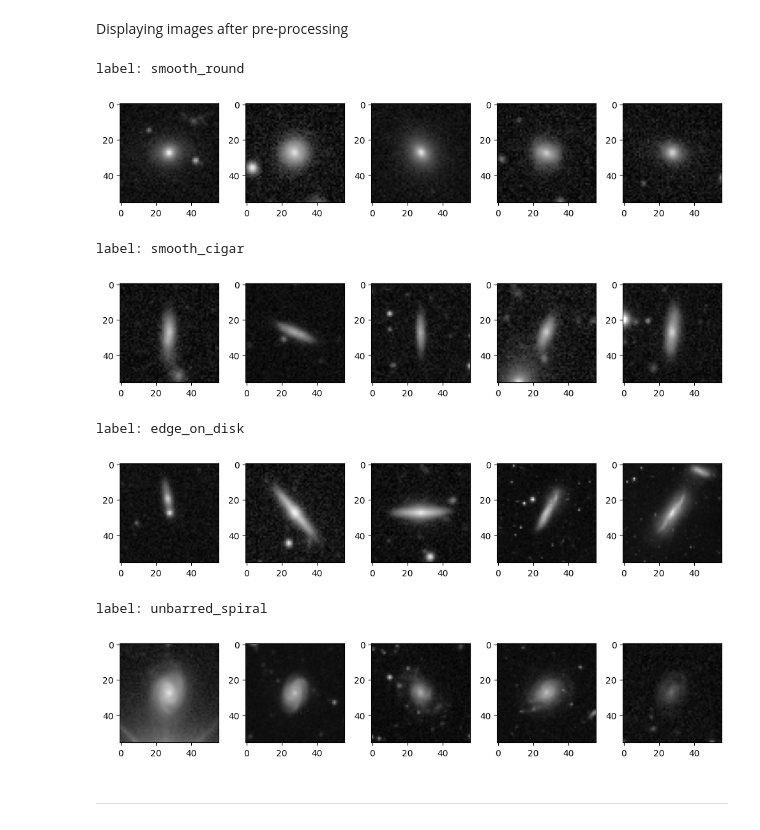
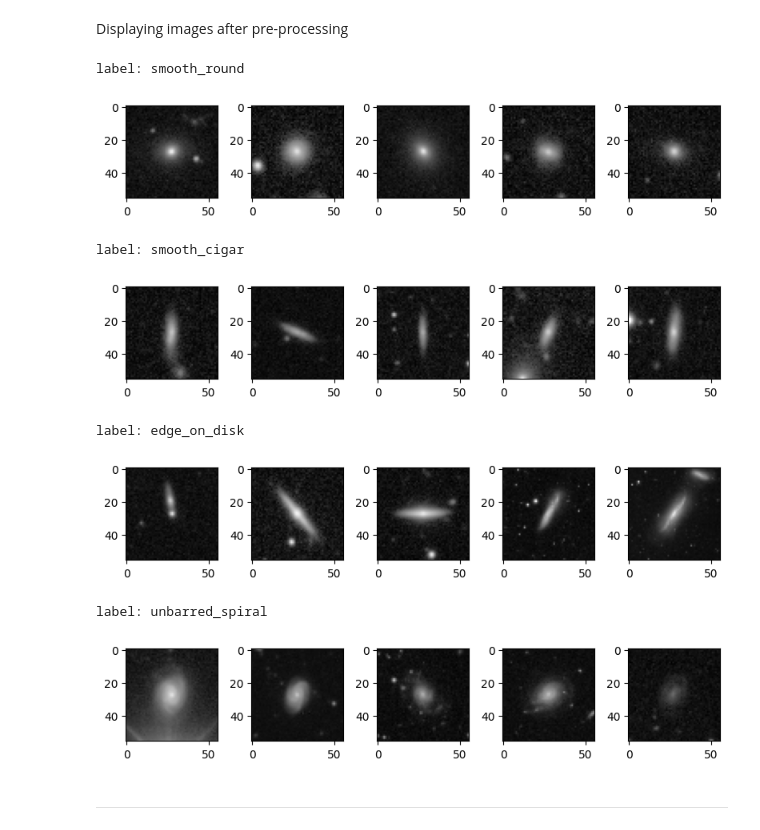
Before and after one commit to ezrafielding/galaxy-cluster, a Jupyter notebook: 2a-AutoFeatureExt.ipynb, the cells around one changed output. Drawn from its saved outputs; the diff is of its cells as text; code cells hidden in the pictures.

```diff
--- a/2a-AutoFeatureExt.ipynb
+++ b/2a-AutoFeatureExt.ipynb
@@ -80,24 +68,25 @@ Displaying images after pre-processing
 # %%
 rows = 1
 columns = 5
-for classArr in [ [class0_tr,0], [class1_tr,1], [class2_tr,2], [class3_tr,3]]:
-    fig = plt.figure(figsize=(10, 10))
-    for i in range (5):
-        train_image = images_trainPre[classArr[0][0][i]]
+for j in range(len(GalaxyMNISTHighrez.classes)):
+    fig = plt.figure(figsize=(8, 8))# Figure is 8 inches by 8 inches
+    for i in range (columns):    # Create images in each column
+        train_image = images_trainPre[(labels_train == j)][i]
         fig.add_subplot(rows, columns, i+1)
-        plt.imshow(train_image*255,cmap='gray', vmin=0, vmax=255 )
-    print("label: "+str(GalaxyMNISTHighrez.classes[classArr[1]]))
+        plt.imshow(train_image*255,cmap='gray', vmin=0, vmax=255)
+                            # we have to multiply the image by 255 to restore the original values
+    print("label: "+str(GalaxyMNISTHighrez.classes[j]))
     plt.tight_layout()
     plt.show()
 # %% [output]
 label: smooth_round
-[figure, old version]
+[figure, new version]
 label: smooth_cigar
-[figure, old version]
+[figure, new version]
 label: edge_on_disk
-[figure, old version]
+[figure, new version]
 label: unbarred_spiral
-[figure, old version]
+[figure, new version]
 # %% [markdown]
 ---
 # %% [markdown]
```
Also changed, not shown: parts of 15 cells of this notebook.
